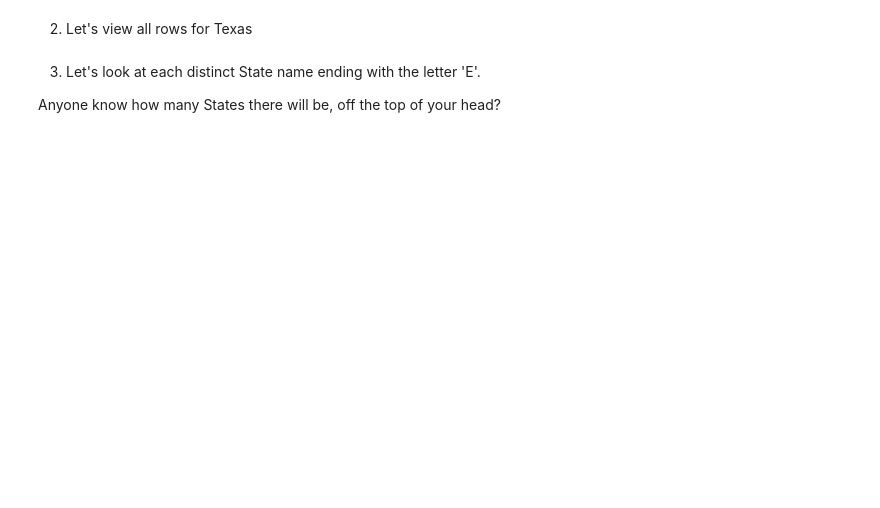
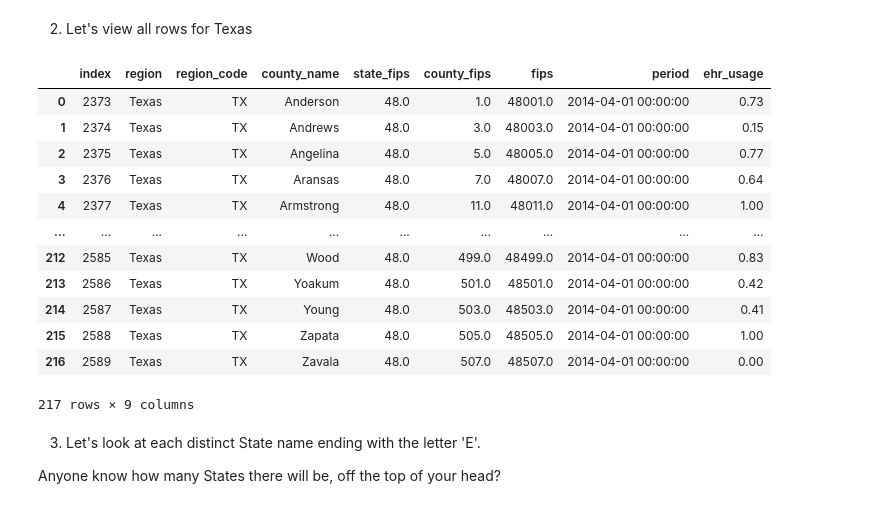
Before and after one commit to mary-vo/data-2-demo, a Jupyter notebook: week_2/week_2_SQL.ipynb, the cells around one changed output. Cells and saved outputs as stored; diff of their text form; code cells hidden in the pictures; blank space fills up the shorter version.

```diff
--- a/week_2/week_2_SQL.ipynb
+++ b/week_2/week_2_SQL.ipynb
@@ -66,6 +105,21 @@ pd.read_sql("select * from surescripts", conn)
 2. Let's view all rows for Texas
 # %%
 # question 2 code here
+pd.read_sql("select * from surescripts where region = 'Texas'", conn)
+# %% [output]
+|  | index | region | region_code | county_name | state_fips | county_fips | fips | period | ehr_usage |
+| 0 | 2373 | Texas | TX | Anderson | 48.0 | 1.0 | 48001.0 | 2014-04-01 00:00:00 | 0.73 |
+| 1 | 2374 | Texas | TX | Andrews | 48.0 | 3.0 | 48003.0 | 2014-04-01 00:00:00 | 0.15 |
+| 2 | 2375 | Texas | TX | Angelina | 48.0 | 5.0 | 48005.0 | 2014-04-01 00:00:00 | 0.77 |
+| 3 | 2376 | Texas | TX | Aransas | 48.0 | 7.0 | 48007.0 | 2014-04-01 00:00:00 | 0.64 |
+| 4 | 2377 | Texas | TX | Armstrong | 48.0 | 11.0 | 48011.0 | 2014-04-01 00:00:00 | 1.00 |
+| ... | ... | ... | ... | ... | ... | ... | ... | ... | ... |
+| 212 | 2585 | Texas | TX | Wood | 48.0 | 499.0 | 48499.0 | 2014-04-01 00:00:00 | 0.83 |
+| 213 | 2586 | Texas | TX | Yoakum | 48.0 | 501.0 | 48501.0 | 2014-04-01 00:00:00 | 0.42 |
+| 214 | 2587 | Texas | TX | Young | 48.0 | 503.0 | 48503.0 | 2014-04-01 00:00:00 | 0.41 |
+| 215 | 2588 | Texas | TX | Zapata | 48.0 | 505.0 | 48505.0 | 2014-04-01 00:00:00 | 1.00 |
+| 216 | 2589 | Texas | TX | Zavala | 48.0 | 507.0 | 48507.0 | 2014-04-01 00:00:00 | 0.00 |
+217 rows × 9 columns
 # %% [markdown]
 3. Let's look at each distinct State name ending with the letter 'E'.
 
```
Also changed, not shown: parts of 13 cells of this notebook.
